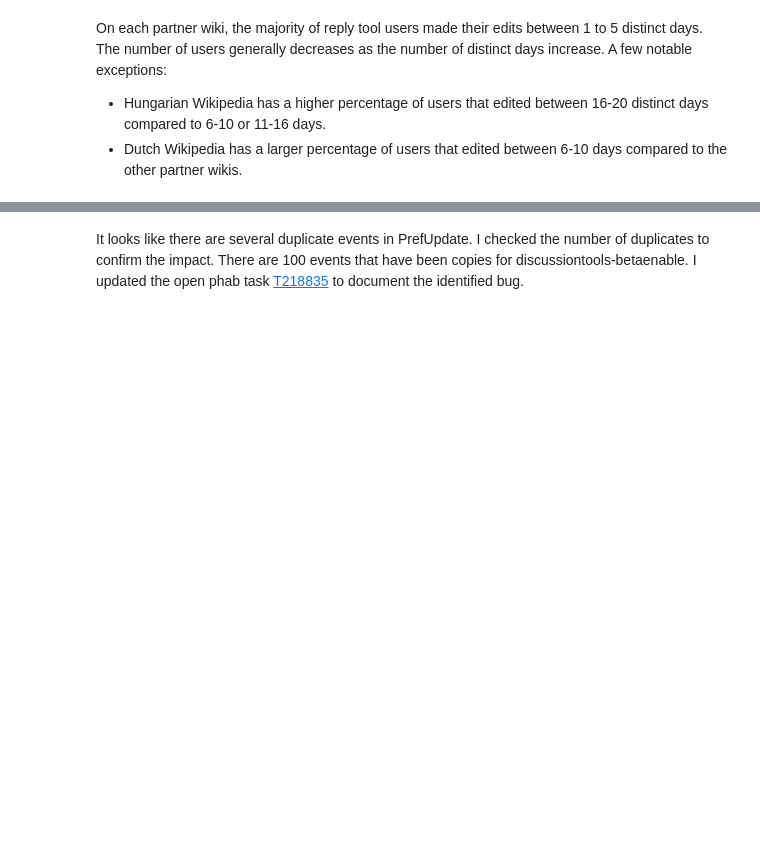
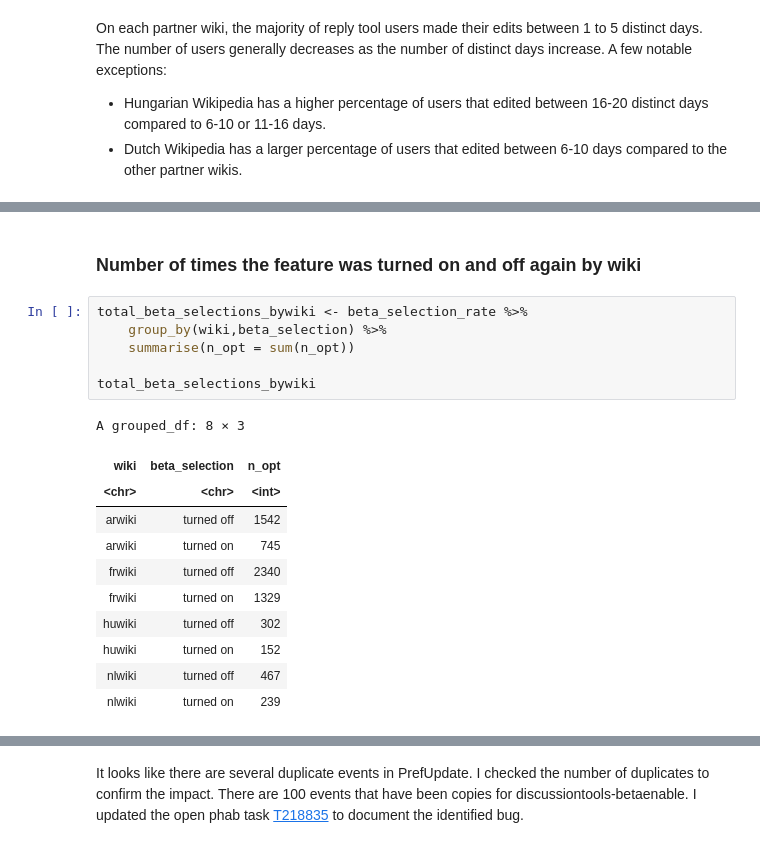
Before and after one commit to wikimedia-research/Reply-tools-analysis-2021, a Jupyter notebook: Replying-Tool-Adoption-Metrics.ipynb, the cells around one changed output, grey strips where cells are left out. Cells and saved outputs as stored; diff of their text form; blank space fills up the shorter version.

```diff
--- a/Replying-Tool-Adoption-Metrics.ipynb
+++ b/Replying-Tool-Adoption-Metrics.ipynb
@@ -627,0 +558,20 @@ ggsave("Figures/reply_optin_rate_bywiki.png", p, width = 16, height = 8, units =
+# %% [markdown]
+### Number of times the feature was turned on and off again by wiki
+# %%
+total_beta_selections_bywiki <- beta_selection_rate %>%
+    group_by(wiki,beta_selection) %>%
+    summarise(n_opt = sum(n_opt))
+
+total_beta_selections_bywiki
+# %% [output]
+A grouped_df: 8 × 3
+| wiki | beta_selection | n_opt |
+| <chr> | <chr> | <int> |
+| arwiki | turned off | 1542 |
+| arwiki | turned on | 745 |
+| frwiki | turned off | 2340 |
+| frwiki | turned on | 1329 |
+| huwiki | turned off | 302 |
+| huwiki | turned on | 152 |
+| nlwiki | turned off | 467 |
+| nlwiki | turned on | 239 |
```
Also changed, not shown: parts of 56 cells of this notebook, 2 other files.
